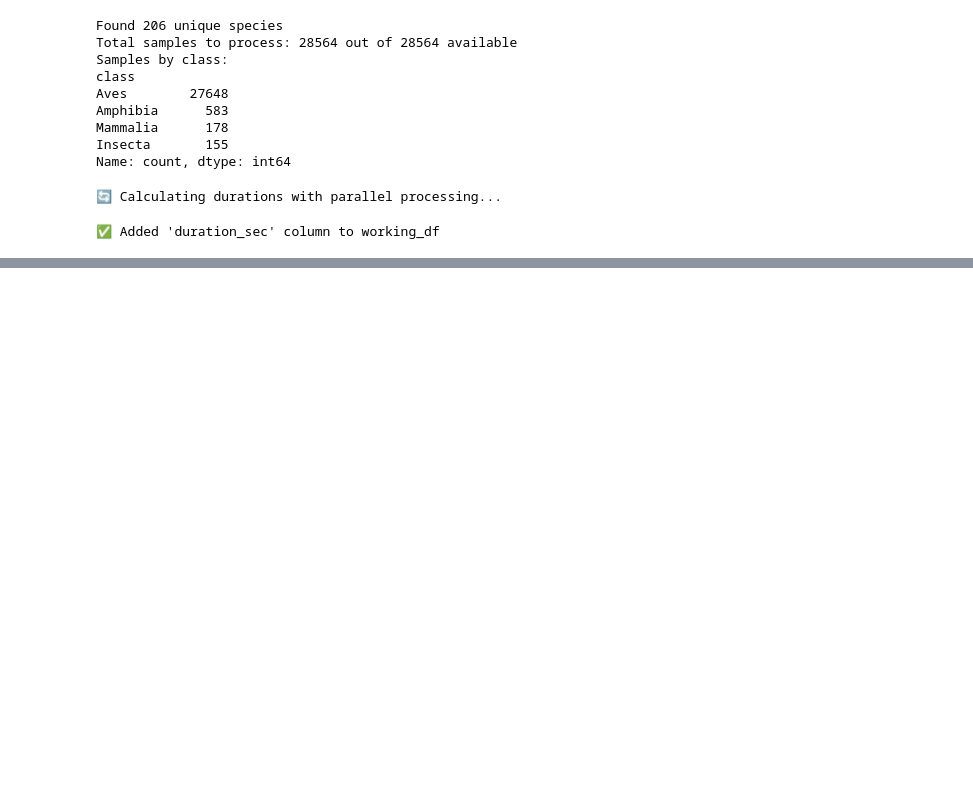
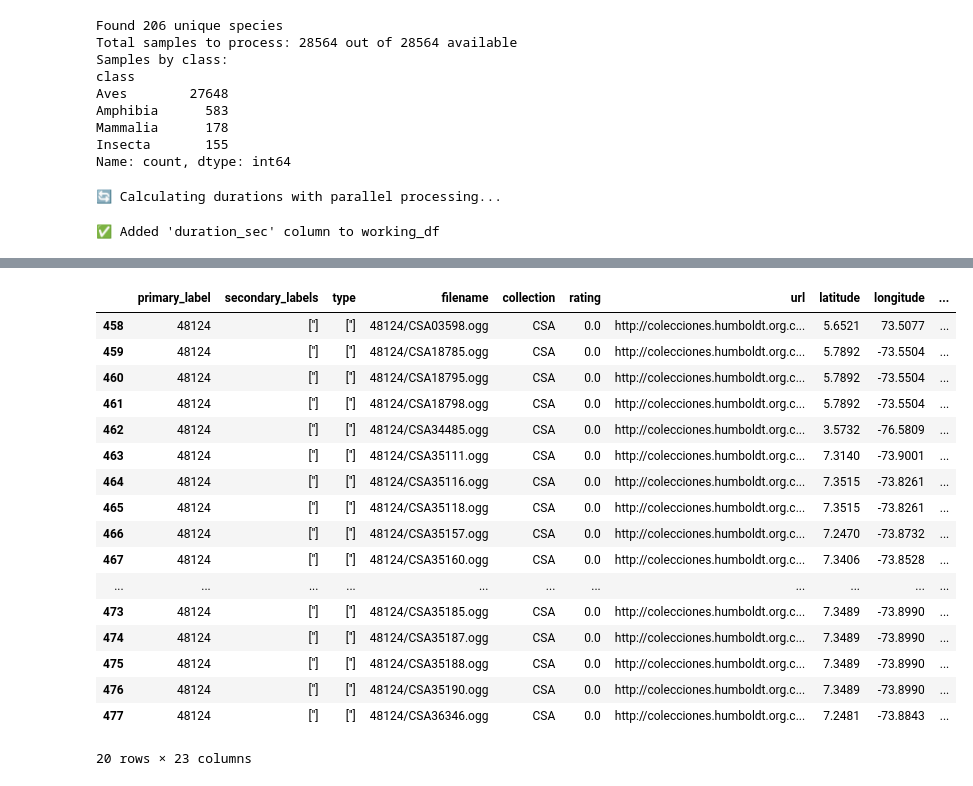
Before and after one commit to junya737/birdclef-2025, a Jupyter notebook: scripts/generate_melspec_rare_crop_augment.ipynb, the cells around one changed output, grey strips where cells are left out. Cells and saved outputs as stored; diff of their text form; code cells hidden in the pictures; blank space fills up the shorter version.

```diff
--- a/scripts/generate_melspec_rare_crop_augment.ipynb
+++ b/scripts/generate_melspec_rare_crop_augment.ipynb
@@ -68,6 +68,7 @@ class DatasetConfig:
         self.seed = 42
         self.n_fold = 5
         self.num_rare_samples = 50 # これ以下のサンプル数のspeciesはrare speciesとして扱う
+        self.is_crop_aug = False
 # %%
 config = DatasetConfig(kaggle_notebook=False, debug=False)
 # %%
@@ -114,22 +115,6 @@ Amphibia      583
 Mammalia      178
 Insecta       155
 Name: count, dtype: int64
-# %%
-# Fabio A. Sarria-Sの音声は最初にInsectaの鳴き声があるため，最初をcropしたい
-# crop_starategyを'head'に変更する
-
-# 1. "Fabio A. Sarria-S" の filename を抽出
-fabio_filenames = train_df.loc[
-    train_df['author'] == "Fabio A. Sarria-S", 'filename'
-].tolist()
-
-# 2. working_df の crop_strategy を 'head' に更新
-working_df['crop_strategy'] = working_df.get('crop_strategy', 'center')  # 初期化（なければcenter）
-
-working_df.loc[
-    working_df['filename'].isin(fabio_filenames),
-    'crop_strategy'
-] = 'head'
 # %%
 # 全音源のdurationを計算
 def get_duration(filepath, sr):
@@ -282,6 +255,11 @@ for rare_label in rare_labels:
         if n_actual > 0:
             working_df.at[idx, 'multi_crop'] = True
             working_df.at[idx, 'n_augment'] = n_actual
+
+
+if not config.is_crop_aug:
+    working_df['n_augment'] = 0
+    working_df['multi_crop'] = False
 # %%
 # crop_strategyに基づいて音声データを切り出す
 def crop_audio(audio_data: np.ndarray, target_samples: int, strategy='center'):
@@ -523,0 +517,21 @@ spectrograms = np.load("../data/processed/mel_0411/birdclef2025_melspec_5sec_256
+# %%
+working_df[working_df["primary_label"] == "48124"]
+# %% [output]
+|  | primary_label | secondary_labels | type | filename | collection | rating | url | latitude | longitude | ... |
+| 458 | 48124 | [''] | [''] | 48124/CSA03598.ogg | CSA | 0.0 | http://colecciones.humboldt.org.c... | 5.6521 | 73.5077 | ... |
+| 459 | 48124 | [''] | [''] | 48124/CSA18785.ogg | CSA | 0.0 | http://colecciones.humboldt.org.c... | 5.7892 | -73.5504 | ... |
+| 460 | 48124 | [''] | [''] | 48124/CSA18795.ogg | CSA | 0.0 | http://colecciones.humboldt.org.c... | 5.7892 | -73.5504 | ... |
+| 461 | 48124 | [''] | [''] | 48124/CSA18798.ogg | CSA | 0.0 | http://colecciones.humboldt.org.c... | 5.7892 | -73.5504 | ... |
+| 462 | 48124 | [''] | [''] | 48124/CSA34485.ogg | CSA | 0.0 | http://colecciones.humboldt.org.c... | 3.5732 | -76.5809 | ... |
+| 463 | 48124 | [''] | [''] | 48124/CSA35111.ogg | CSA | 0.0 | http://colecciones.humboldt.org.c... | 7.3140 | -73.9001 | ... |
+| 464 | 48124 | [''] | [''] | 48124/CSA35116.ogg | CSA | 0.0 | http://colecciones.humboldt.org.c... | 7.3515 | -73.8261 | ... |
+| 465 | 48124 | [''] | [''] | 48124/CSA35118.ogg | CSA | 0.0 | http://colecciones.humboldt.org.c... | 7.3515 | -73.8261 | ... |
+| 466 | 48124 | [''] | [''] | 48124/CSA35157.ogg | CSA | 0.0 | http://colecciones.humboldt.org.c... | 7.2470 | -73.8732 | ... |
+| 467 | 48124 | [''] | [''] | 48124/CSA35160.ogg | CSA | 0.0 | http://colecciones.humboldt.org.c... | 7.3406 | -73.8528 | ... |
+| ... | ... | ... | ... | ... | ... | ... | ... | ... | ... | ... |
+| 473 | 48124 | [''] | [''] | 48124/CSA35185.ogg | CSA | 0.0 | http://colecciones.humboldt.org.c... | 7.3489 | -73.8990 | ... |
+| 474 | 48124 | [''] | [''] | 48124/CSA35187.ogg | CSA | 0.0 | http://colecciones.humboldt.org.c... | 7.3489 | -73.8990 | ... |
+| 475 | 48124 | [''] | [''] | 48124/CSA35188.ogg | CSA | 0.0 | http://colecciones.humboldt.org.c... | 7.3489 | -73.8990 | ... |
+| 476 | 48124 | [''] | [''] | 48124/CSA35190.ogg | CSA | 0.0 | http://colecciones.humboldt.org.c... | 7.3489 | -73.8990 | ... |
+| 477 | 48124 | [''] | [''] | 48124/CSA36346.ogg | CSA | 0.0 | http://colecciones.humboldt.org.c... | 7.2481 | -73.8843 | ... |
+20 rows × 23 columns
```
Also changed, not shown: parts of 19 cells of this notebook.
